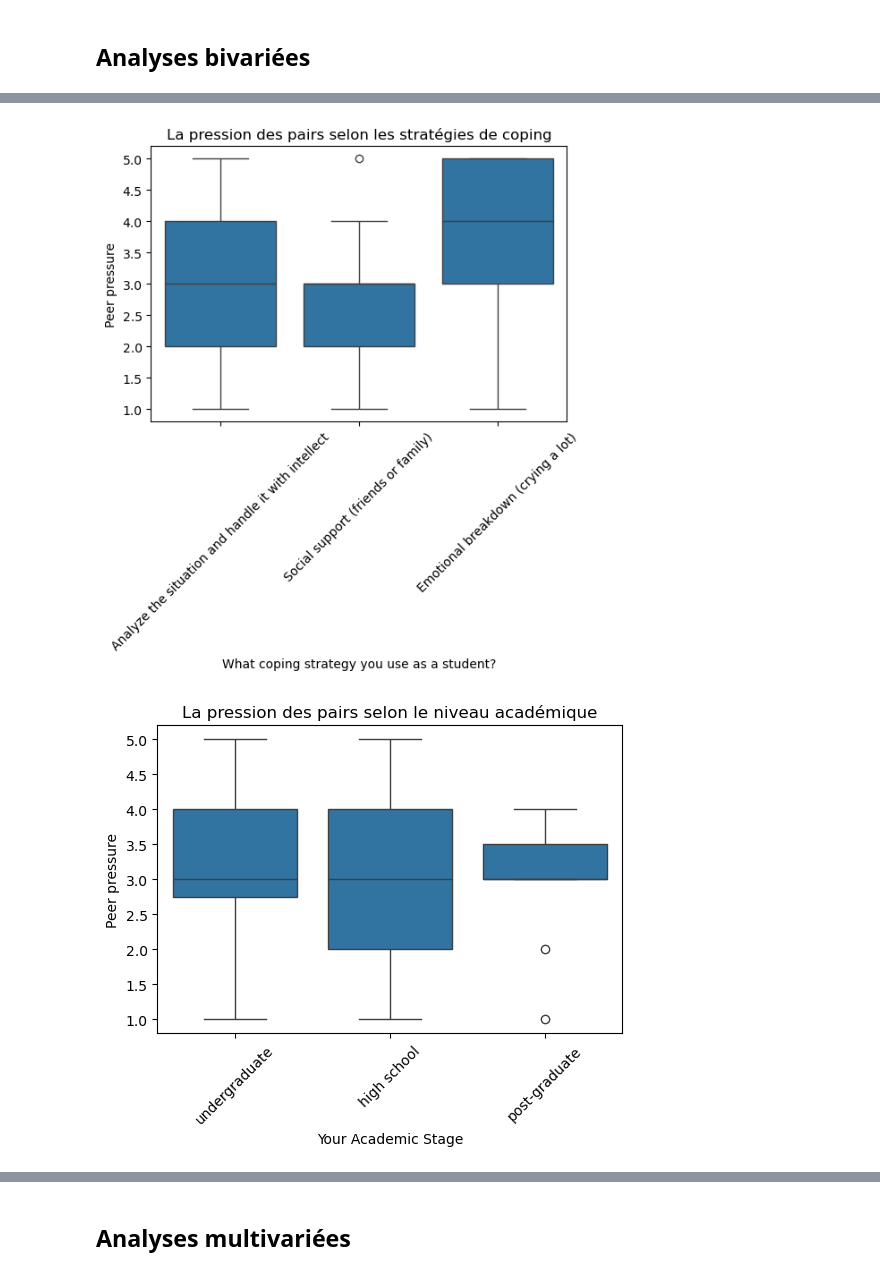
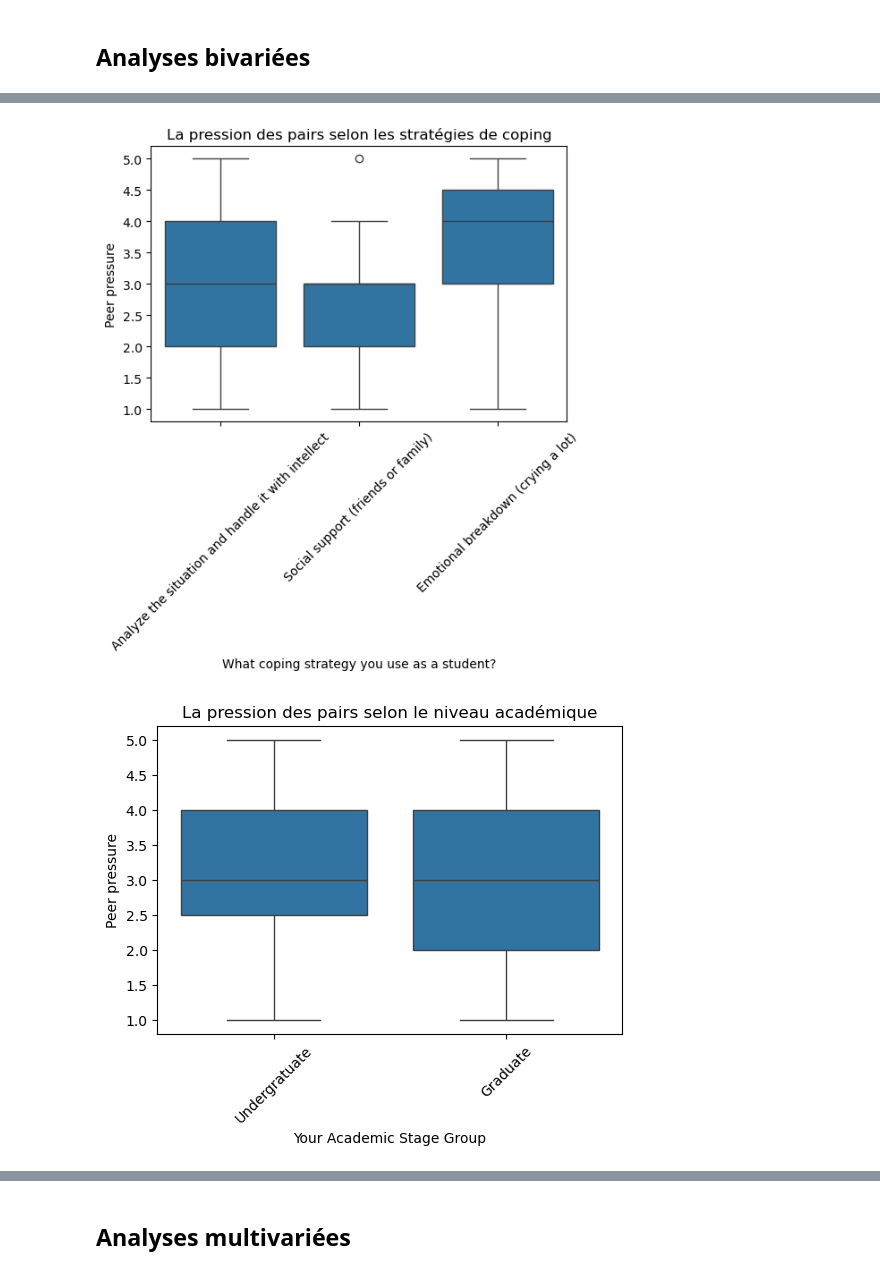
Before and after one commit to maxime2476/academic_stress_index_predict, a Jupyter notebook: academic_stress_notebook.ipynb, the cells around one changed output, grey strips where cells are left out. Saved outputs shown, nothing was run; the diff lists cells and outputs as text; code cells hidden in the pictures.

```diff
--- a/academic_stress_notebook.ipynb
+++ b/academic_stress_notebook.ipynb
@@ -138,6 +146,7 @@ Dans l'ensemble, le dataset est relativement complet : seule la variable Study E
 # %%
 for col in df.columns:
     print(col, df[col].unique())
+df.dropna(axis=0, how="any", inplace=True)
 # %% [output]
 Timestamp <DatetimeArray>
 ['2025-07-24 22:05:39', '2025-07-24 22:05:52', '2025-07-24 22:06:39',
@@ -249,3 +258,8 @@ Au sein de notre échantillon de données, nous avons :
 - La pression à la maison par la famille se situe également autour de la moyenne.
 - Le stress acumulé par rapport à la compétition entre les étudiants en revanche montre une distribution avec une grande partie des répondants qui se sentent en compétition au sein de leur établissement.
 - La note que s'attribue les étudiants au niveau de leur stress en général se situe au-dessus de la moyenne avec une bonne partie des répondants indiquant un sentiment de stress très élevé.
+# %%
+df['Your Academic Stage Group'] = df['Your Academic Stage'].replace({
+    "undergraduate": "Undergratuate",
+    "post-graduate": "Graduate",
+    "high school": "Graduate"})
@@ -254,31 +270,78 @@ Au sein de notre échantillon de données, nous avons :
 # %%
 plt.figure(figsize = (6, 4))
 sns.heatmap(df[num_vars].corr(), annot = True, cmap = "coolwarm")
 plt.title("Corrélations entre variables quantitatives")
 plt.show()
 
 plt.figure(figsize = (6, 4))
 sns.boxplot(x="What coping strategy you use as a student?", y="Peer pressure", data = df)
 plt.title("La pression des pairs selon les stratégies de coping")
 plt.xticks(rotation = 45)
 plt.show()
 
 plt.figure(figsize = (6, 4))
-sns.boxplot(x="Your Academic Stage", y="Peer pressure", data = df)
+sns.boxplot(x="Your Academic Stage Group", y="Peer pressure", data = df)
 plt.title("La pression des pairs selon le niveau académique")
 plt.xticks(rotation = 45)
 plt.show()
 
 plt.figure(figsize = (6, 4))
 sns.boxplot(x="Study Environment", y="Rate your academic stress index ", data = df)
 plt.title("Le niveau académique de stress selon l'environnement de travail")
 plt.xticks(rotation = 45)
 plt.show()
 
 plt.figure(figsize = (6, 4))
-sns.boxplot(x="
+sns.boxplot(x="Do you have any bad habits like smoking or drinking on a daily basis?",y="Rate your academic stress index ", data = df)
+plt.title("Le niveau académique de stress selon les mauvaises habitudes")
+plt.xticks(rotation = 45)
+plt.show()
+
+contingency_table = pd.crosstab(df["Your Academic Stage Group"], df["What coping strategy you use as a student?"])
+
+chi2, p, dof, expected = stats.chi2_contingency(contingency_table, correction = False)
+print("Chi2_1 =", chi2)
+print("p-value_1 =", p)
+
+n = contingency_table.to_numpy().sum()
+minDim = min(contingency_table.shape) - 1
+V = np.sqrt((chi2 / n) / minDim)
+print("V de Cramer_1 =", V)
+
+contingency_table = pd.crosstab(df["Do you have any bad habits like smoking or drinking on a daily basis?"], df["Study Environment"])
+
+chi2, p, dof, expected = stats.chi2_contingency(contingency_table, correction = False)
+print("Chi2_2 =", chi2)
+print("p-value_2 =", p)
+
+n = contingency_table.to_numpy().sum()
+minDim = min(contingency_table.shape) - 1
+V = np.sqrt((chi2 / n) / minDim)
+print("V de Cramer_2 =", V)
+
+contingency_table = pd.crosstab(df["Do you have any bad habits like smoking or drinking on a daily basis?"], df["Your Academic Stage"])
+
+chi2, p, dof, expected = stats.chi2_contingency(contingency_table, correction = False)
+print("Chi2_3 =", chi2)
+print("p-value_3 =", p)
+
+n = contingency_table.to_numpy().sum()
+minDim = min(contingency_table.shape) - 1
+V = np.sqrt((chi2 / n) / minDim)
+print("V de Cramer_3 =", V)
+
+contingency_table = pd.crosstab(df["Study Environment"], df["Your Academic Stage Group"])
+
+chi2, p, dof, expected = stats.chi2_contingency(contingency_table, correction = False)
+print("Chi2_4 =", chi2)
+print("p-value_4 =", p)
+
+n = contingency_table.to_numpy().sum()
+minDim = min(contingency_table.shape) - 1
+V = np.sqrt((chi2 / n) / minDim)
+print("V de Cramer_4 =", V)
 # %% [output]
 [figure]
-[figure, old version]
+[figure, new version]
-[figure, old version]
+[figure, new version]
 [figure]
```
Also changed, not shown: parts of 22 cells of this notebook.
